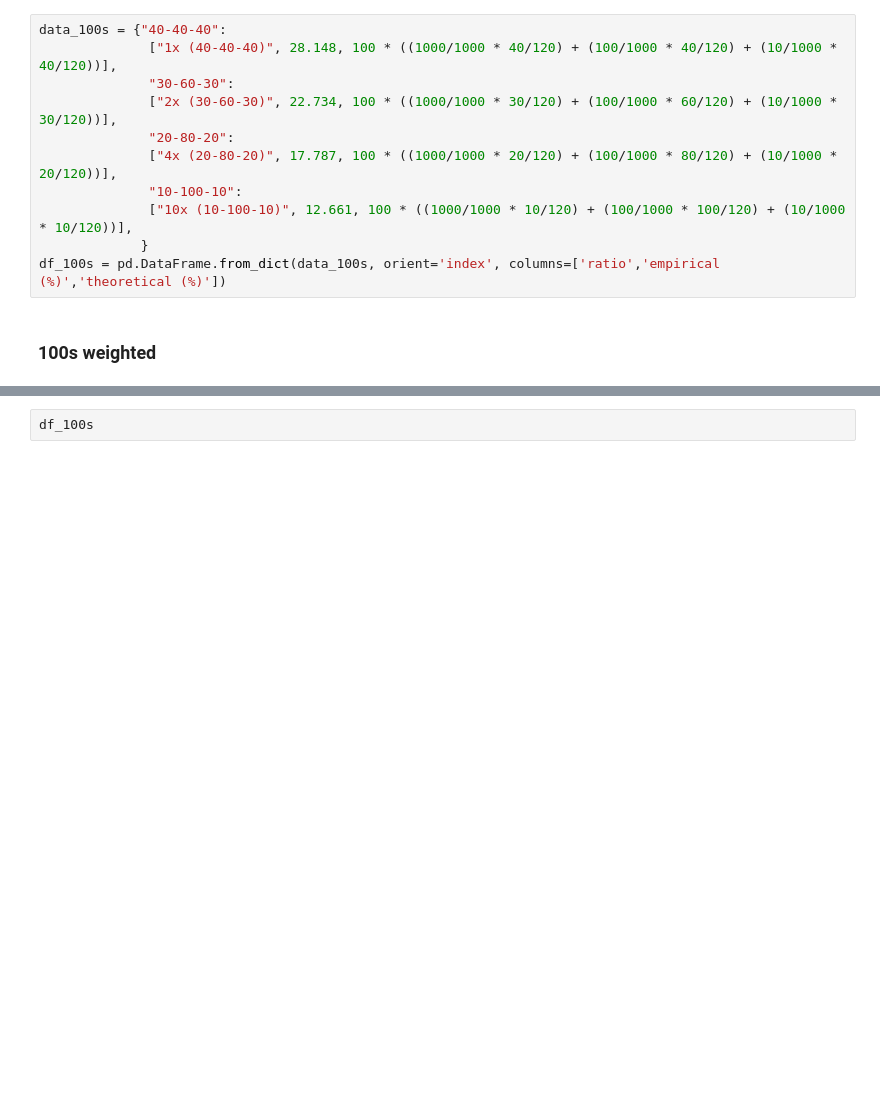
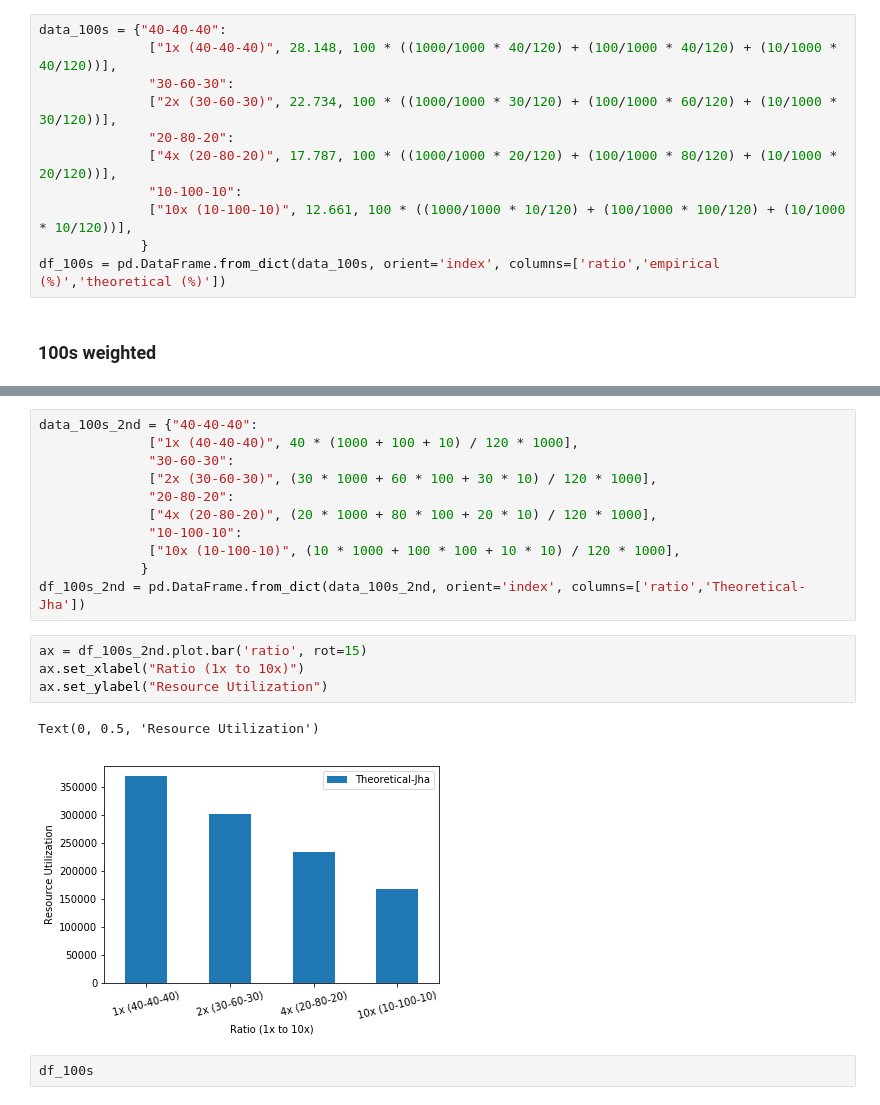
Before and after one commit to radical-experiments/deepdriveMD, a Jupyter notebook: analysis/nonuniform_tasks/Performance characterization of non-uniform tasks.ipynb, the cells around one changed output, grey strips where cells are left out. Drawn from its saved outputs; the diff is of its cells as text; blank space fills up the shorter version.

```diff
--- a/analysis/nonuniform_tasks/Performance characterization of non-uniform tasks.ipynb
+++ b/analysis/nonuniform_tasks/Performance characterization of non-uniform tasks.ipynb
@@ -62,3 +70,21 @@ Text(0, 0.5, '% of Resource Utilization')
+# %%
+data_100s_2nd = {"40-40-40":
+              ["1x (40-40-40)", 40 * (1000 + 100 + 10) / 120 * 1000],
+              "30-60-30":
+              ["2x (30-60-30)", (30 * 1000 + 60 * 100 + 30 * 10) / 120 * 1000],
+              "20-80-20":
+              ["4x (20-80-20)", (20 * 1000 + 80 * 100 + 20 * 10) / 120 * 1000],
+              "10-100-10":
+              ["10x (10-100-10)", (10 * 1000 + 100 * 100 + 10 * 10) / 120 * 1000],
+             }
+df_100s_2nd = pd.DataFrame.from_dict(data_100s_2nd, orient='index', columns=['ratio','Theoretical-Jha'])
+# %%
+ax = df_100s_2nd.plot.bar('ratio', rot=15)
+ax.set_xlabel("Ratio (1x to 10x)")
+ax.set_ylabel("Resource Utilization")
+# %% [output]
+Text(0, 0.5, 'Resource Utilization')
+[figure, added]
 # %%
 df_100s
 # %% [output]
```
Also changed, not shown: parts of 3 cells of this notebook.
